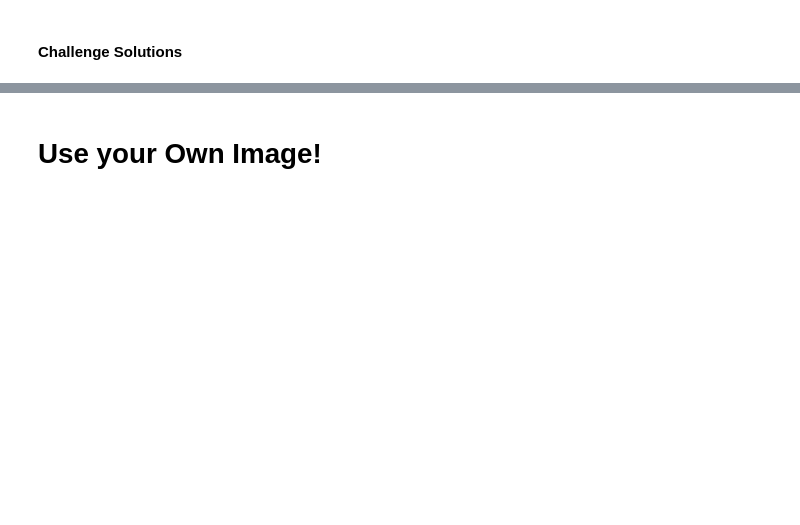
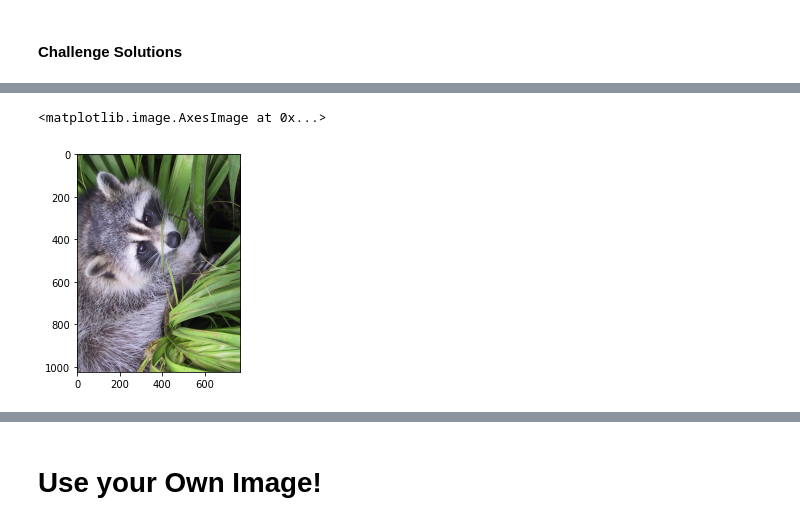
Before and after one commit to zoard-ehmann/100-days-of-python, a Jupyter notebook: Day76/Computation_with_NumPy/Computation_with_NumPy_and_N_Dimensional_Arrays.ipynb, the cells around one changed output, grey strips where cells are left out. Saved outputs shown, nothing was run; the diff lists cells and outputs as text; code cells hidden in the pictures; blank space fills up the shorter version.

```diff
--- a/Day76/Computation_with_NumPy/Computation_with_NumPy_and_N_Dimensional_Arrays.ipynb
+++ b/Day76/Computation_with_NumPy/Computation_with_NumPy_and_N_Dimensional_Arrays.ipynb
@@ -316,0 +369,6 @@ grey_vals = np.array([0.2126, 0.7152, 0.0722])
+# %%
+rot_img = np.rot90(img)
+plt.imshow(rot_img)
+# %% [output]
+<matplotlib.image.AxesImage at 0x...>
+[figure, added]
```
Also changed, not shown: parts of 14 cells of this notebook.
